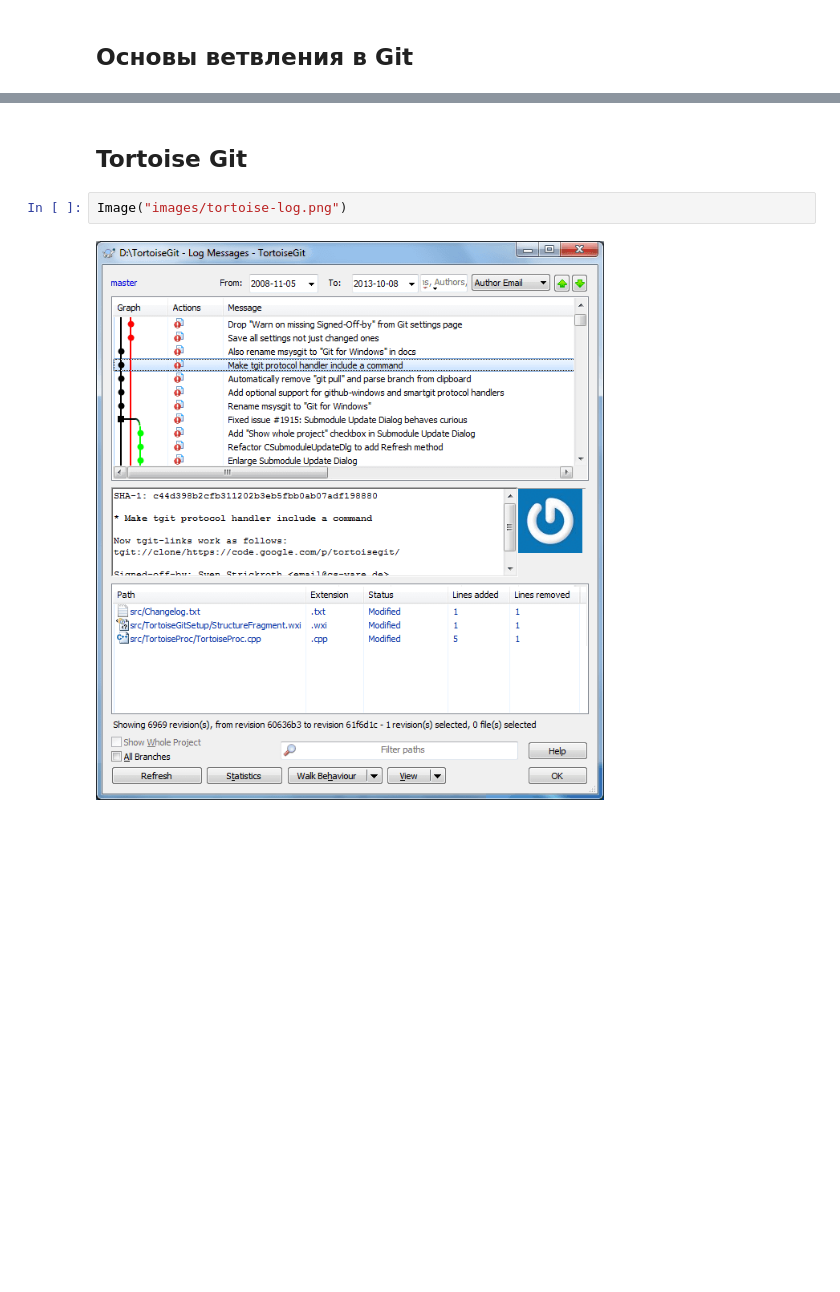
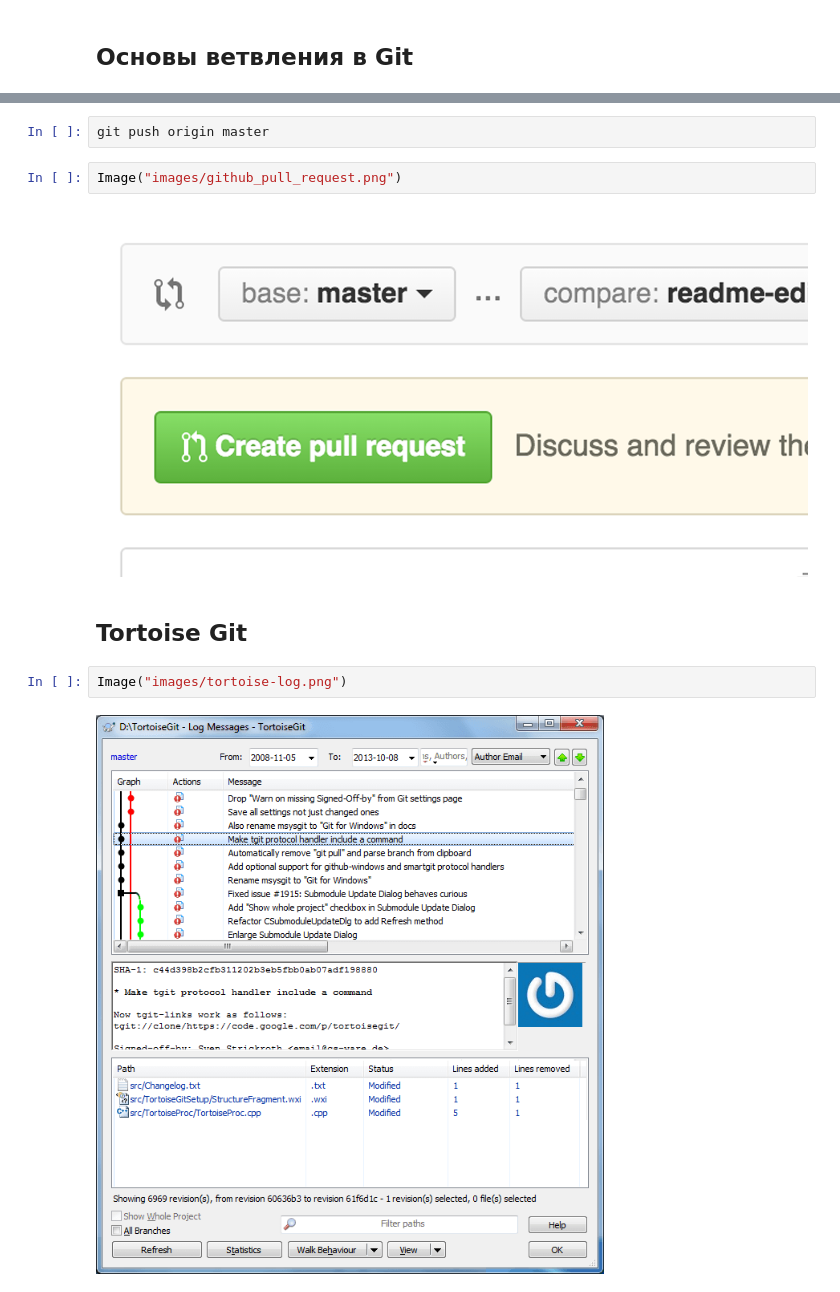
Before and after one commit to vasilyivan12345/python-workshops, a Jupyter notebook: git/lecture.ipynb, the cells around one changed output, grey strips where cells are left out. Saved outputs shown, nothing was run; the diff lists cells and outputs as text; blank space fills up the shorter version.

```diff
--- a/git/lecture.ipynb
+++ b/git/lecture.ipynb
@@ -77,3 +111,9 @@ Image("images/github_gitlab_bitbucket.jpeg")
+# %%
+git push origin master
+# %%
+Image("images/github_pull_request.png")
+# %% [output]
+[figure, added]
 # %% [markdown]
 ## Tortoise Git
 # %%
```
Also changed, not shown: parts of 12 cells of this notebook, 3 other files.
